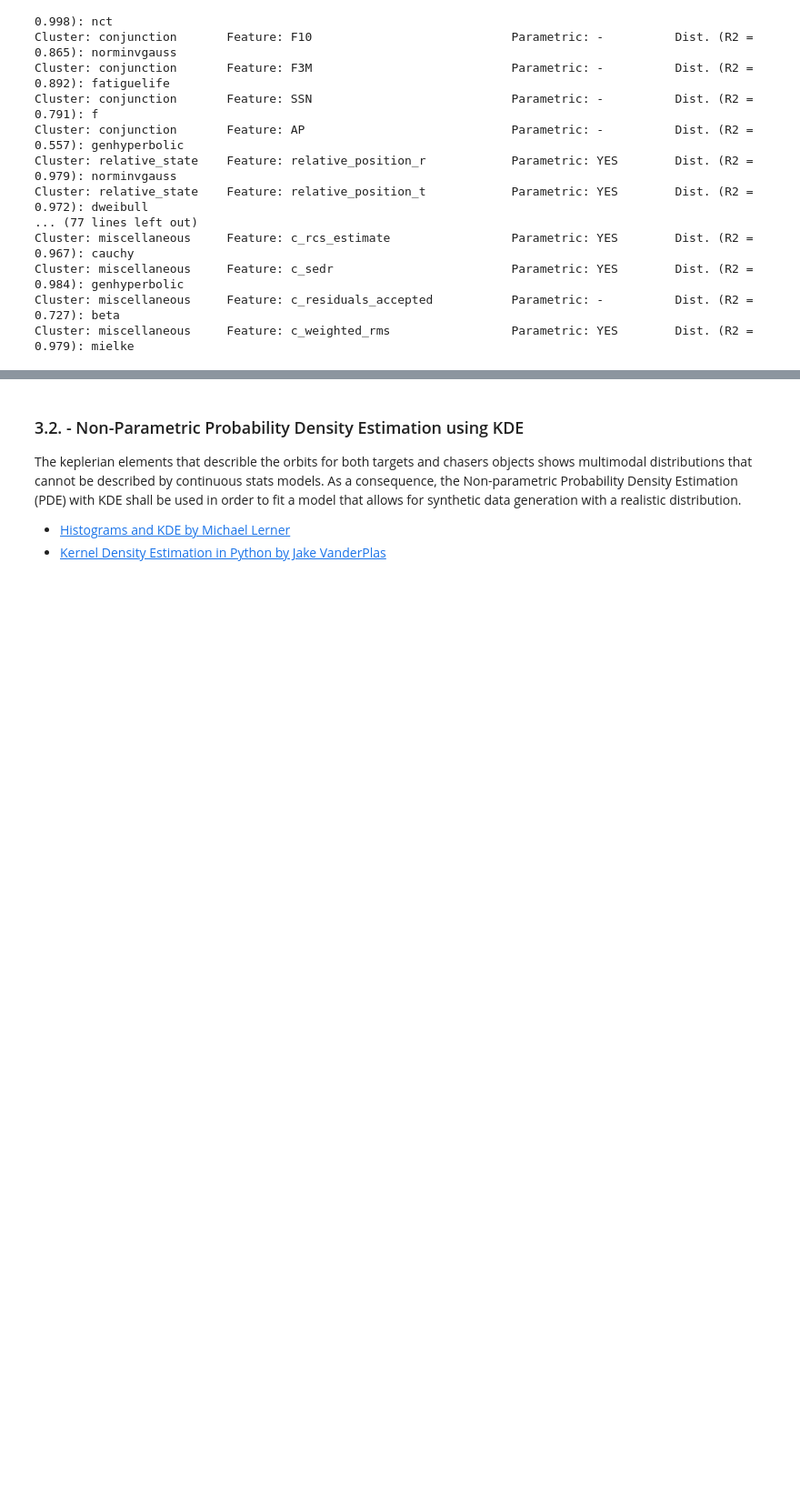
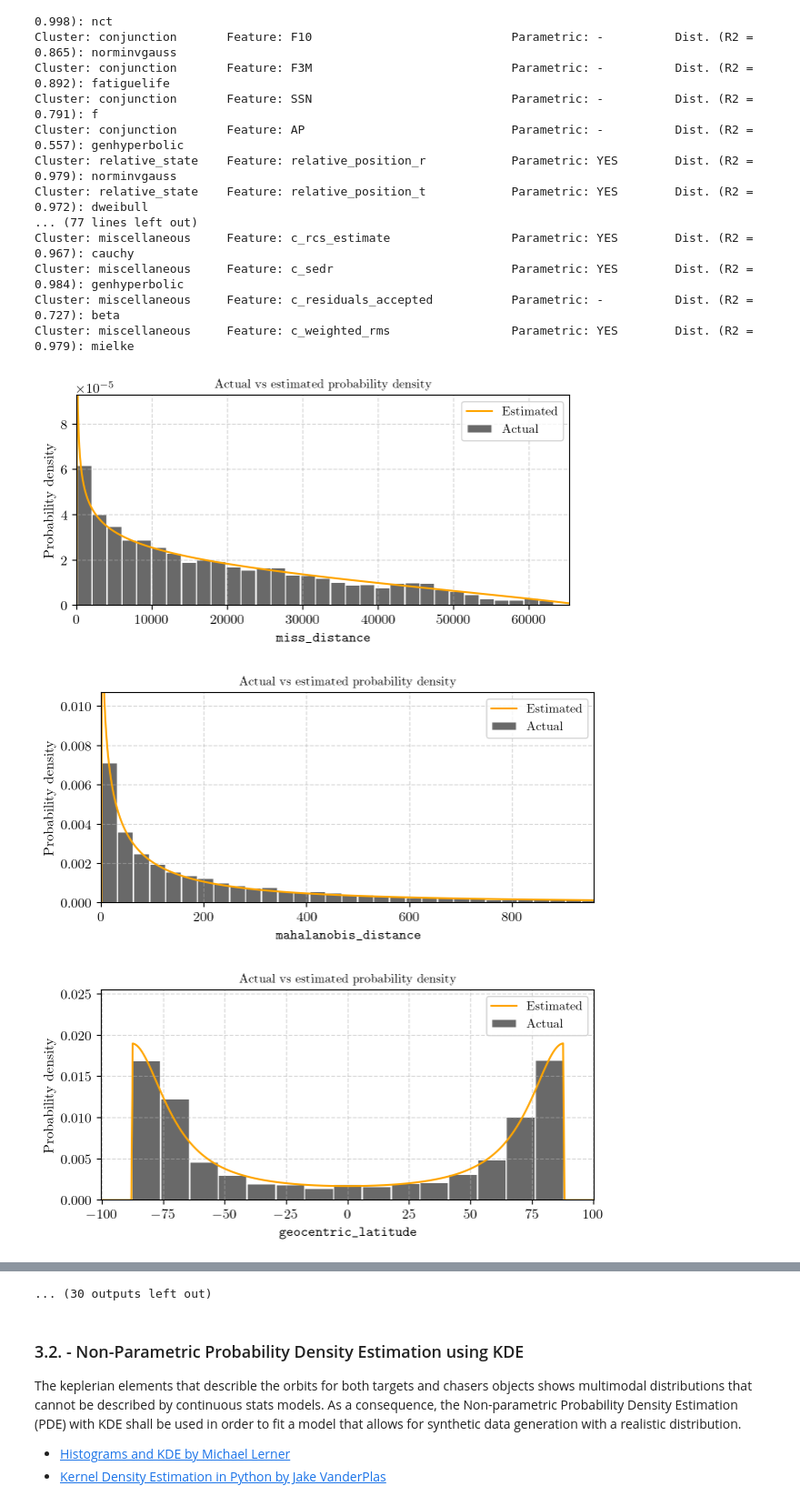
Before and after one commit to JJavierRosales/scapy, a Jupyter notebook: notebooks/synthetic_data_generation.ipynb, the cells around one changed output, grey strips where cells are left out. Shown at 91% size. Cells and saved outputs as stored; diff of their text form; code cells hidden in the pictures; blank space fills up the shorter version.

```diff
--- a/notebooks/synthetic_data_generation.ipynb
+++ b/notebooks/synthetic_data_generation.ipynb
@@ -353,3 +353,22 @@ Cluster: miscellaneous     Feature: c_rcs_estimate                 Parametric: Y
 Cluster: miscellaneous     Feature: c_sedr                         Parametric: YES        Dist. (R2 = 0.984): genhyperbolic
 Cluster: miscellaneous     Feature: c_residuals_accepted           Parametric: -          Dist. (R2 = 0.727): beta
 Cluster: miscellaneous     Feature: c_weighted_rms                 Parametric: YES        Dist. (R2 = 0.979): mielke
+# %%
+ranking, best_dists, filepath = import_stdists_ranking()
+
+parametric_features = methods['parametric']
+
+for cluster, subclusters in parametric_features.items():
+
+    if not isinstance(subclusters, dict): subclusters = {cluster:subclusters}
+
+    for subcluster, features in subclusters.items():
+        for feature in features:
+
+            data = df_lastCDM[feature].dropna().to_numpy().flatten()
+            kwargs = {'xlabel': r'\texttt{' + feature + r'}'}
+            sdg.plot_scipy_pdf(data, best_dists[feature], **kwargs)
+# %% [output]
+[figure, added]
+[figure, added]
+[figure, added]
@@ -356,3 +384,4 @@ Cluster: miscellaneous     Feature: c_weighted_rms                 Parametric: Y
+... (30 outputs left out)
 # %% [markdown]
 ### 3.2. - Non-Parametric Probability Density Estimation using KDE
 
```
Also changed, not shown: parts of 6 cells of this notebook, 1 other file.
